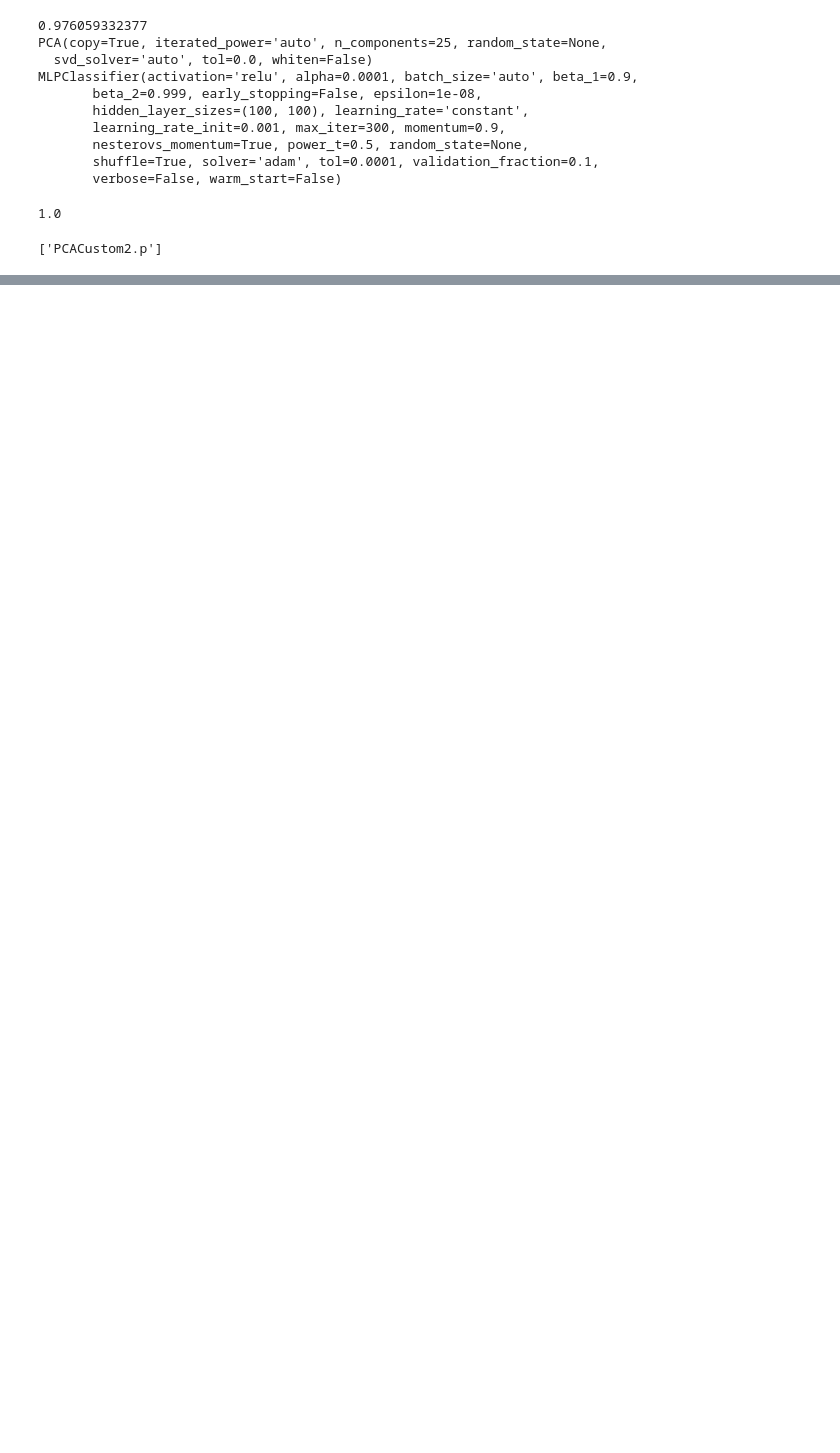
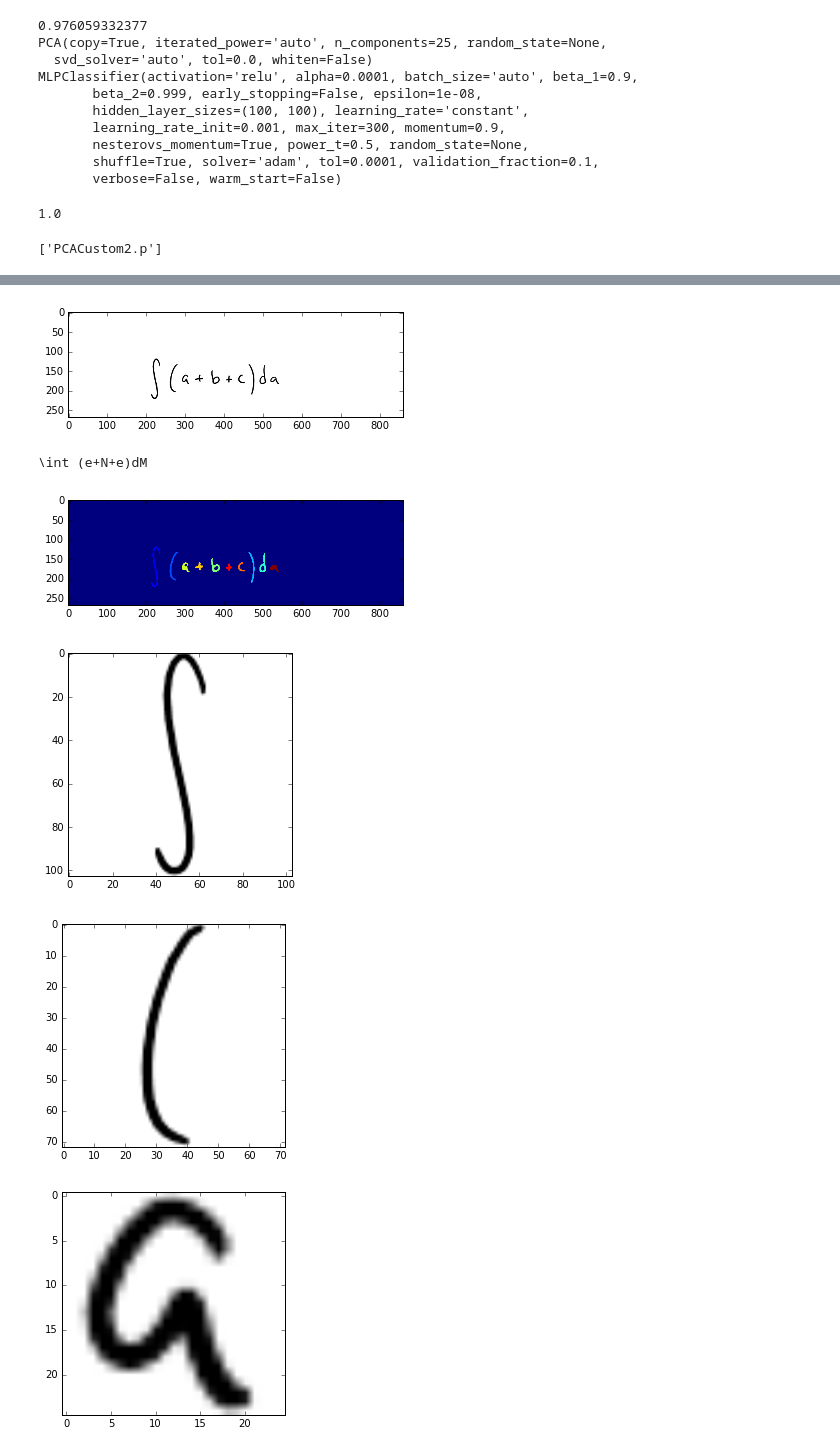
Before and after one commit to mmn599/AutoLaTeX, a Jupyter notebook: Custom.ipynb, the cells around one changed output, grey strips where cells are left out. Cells and saved outputs as stored; diff of their text form; code cells hidden in the pictures; blank space fills up the shorter version.

```diff
--- a/Custom.ipynb
+++ b/Custom.ipynb
@@ -98,0 +109,30 @@ joblib.dump(bts, 'PCACustom2.p')
+# %%
+import predict
+
+fnimage = 'data/MYDATA/overall/0_1.png'
+fnclf = 'MLPCustom2.p'
+fnft = 'PCACustom2.p'
+
+image = io.imread(fnimage)
+
+plt.imshow(image, cmap="Greys_r")
+plt.show()
+
+latex, fnlabels, irawsymbols = predict.do_the_damn_thing(fnimage, fnclf, fnft)
+
+ilabels = io.imread(fnlabels)
+
+print(latex)
+plt.imshow(ilabels)
+plt.show(fnlabels)
+
+for isymbol in irawsymbols:
+    plt.imshow(isymbol, cmap="Greys_r")
+    plt.show()
+# %% [output]
+[figure, added]
+\int (e+N+e)dM
+[figure, added]
+[figure, added]
+[figure, added]
+[figure, added]
```
Also changed, not shown: parts of 4 cells of this notebook, 6 other files.
